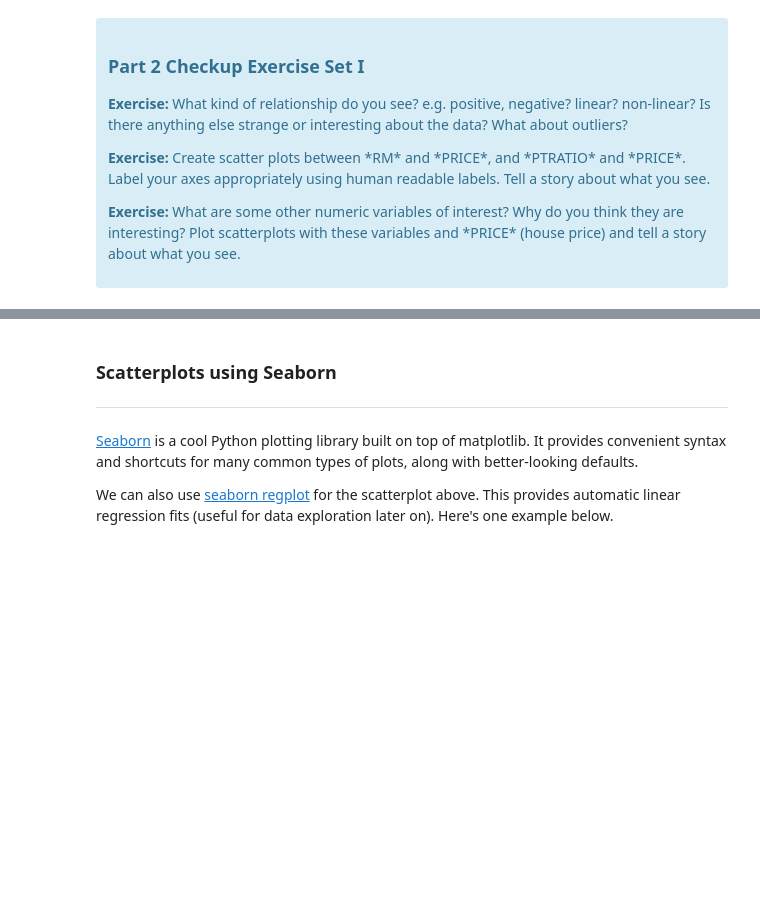
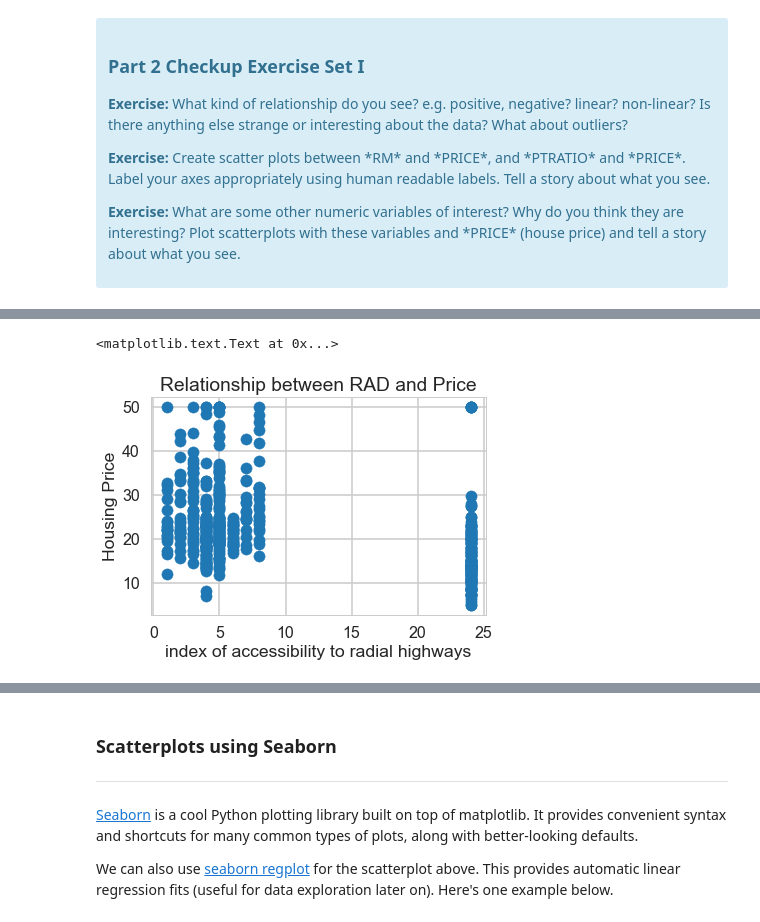
Before and after one commit to nasims/DataScience, a Jupyter notebook: linear_regression/Mini_Project_Linear_Regression_nasims.ipynb, the cells around one changed output, grey strips where cells are left out. Cells and saved outputs as stored; diff of their text form; code cells hidden in the pictures; blank space fills up the shorter version.

```diff
--- a/linear_regression/Mini_Project_Linear_Regression_nasims.ipynb
+++ b/linear_regression/Mini_Project_Linear_Regression_nasims.ipynb
@@ -226,0 +310,8 @@ plt.title("Relationship between CRIM and Price")
+# %%
+plt.scatter(bos.RAD, bos.PRICE)
+plt.xlabel("index of accessibility to radial highways")
+plt.ylabel("Housing Price")
+plt.title("Relationship between RAD and Price")
+# %% [output]
+<matplotlib.text.Text at 0x...>
+[figure, added]
```
Also changed, not shown: parts of 70 cells of this notebook.
